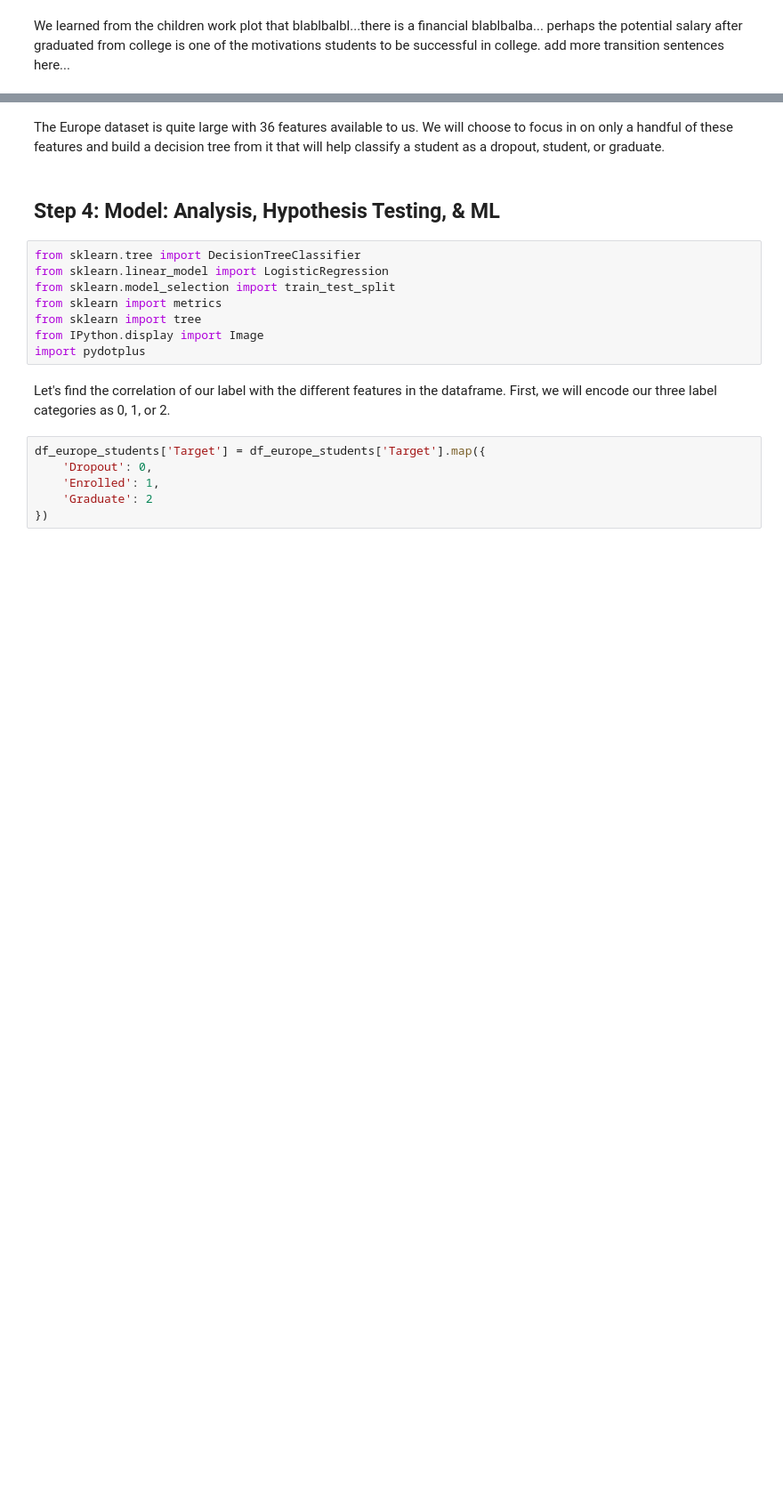
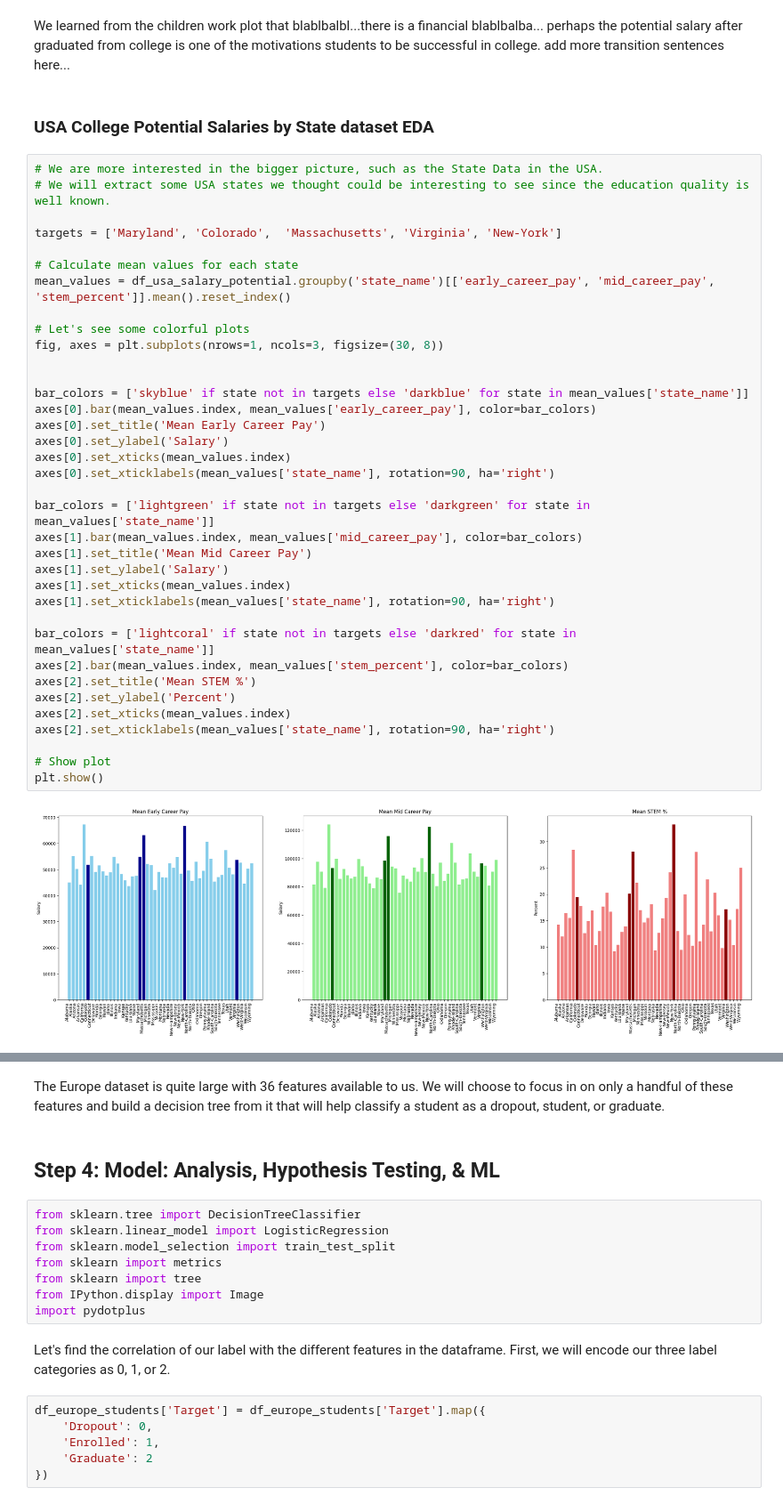
Before and after one commit to jerryliUMD/cmsc320_final_tutorial, a Jupyter notebook: tutorial.ipynb, the cells around one changed output, grey strips where cells are left out. Shown at 89% size. Drawn from its saved outputs; the diff is of its cells as text; blank space fills up the shorter version.

```diff
--- a/tutorial.ipynb
+++ b/tutorial.ipynb
@@ -234,2 +255,42 @@ Explain: For each country there is a color. We can see from the plot, not all co
 # %% [markdown]
 We learned from the children work plot that blablbalbl...there is a financial blablbalba... perhaps the potential salary after graduated from college is one of the motivations students to be successful in college. add more transition sentences here...
+# %% [markdown]
+### USA College Potential Salaries by State dataset EDA
+# %%
+# We are more interested in the bigger picture, such as the State Data in the USA.
+# We will extract some USA states we thought could be interesting to see since the education quality is well known.
+
+targets = ['Maryland', 'Colorado',  'Massachusetts', 'Virginia', 'New-York']
+
+# Calculate mean values for each state
+mean_values = df_usa_salary_potential.groupby('state_name')[['early_career_pay', 'mid_career_pay', 'stem_percent']].mean().reset_index()
+
+# Let's see some colorful plots
+fig, axes = plt.subplots(nrows=1, ncols=3, figsize=(30, 8))
+
+
+bar_colors = ['skyblue' if state not in targets else 'darkblue' for state in mean_values['state_name']]
+axes[0].bar(mean_values.index, mean_values['early_career_pay'], color=bar_colors)
+axes[0].set_title('Mean Early Career Pay')
+axes[0].set_ylabel('Salary')
+axes[0].set_xticks(mean_values.index)
+axes[0].set_xticklabels(mean_values['state_name'], rotation=90, ha='right')
+
+bar_colors = ['lightgreen' if state not in targets else 'darkgreen' for state in mean_values['state_name']]
+axes[1].bar(mean_values.index, mean_values['mid_career_pay'], color=bar_colors)
+axes[1].set_title('Mean Mid Career Pay')
+axes[1].set_ylabel('Salary')
+axes[1].set_xticks(mean_values.index)
+axes[1].set_xticklabels(mean_values['state_name'], rotation=90, ha='right')
+
+bar_colors = ['lightcoral' if state not in targets else 'darkred' for state in mean_values['state_name']]
+axes[2].bar(mean_values.index, mean_values['stem_percent'], color=bar_colors)
+axes[2].set_title('Mean STEM %')
+axes[2].set_ylabel('Percent')
+axes[2].set_xticks(mean_values.index)
+axes[2].set_xticklabels(mean_values['state_name'], rotation=90, ha='right')
+
+# Show plot
+plt.show()
+# %% [output]
+[figure, added]
```
Also changed, not shown: parts of 21 cells of this notebook, 3 other files.
